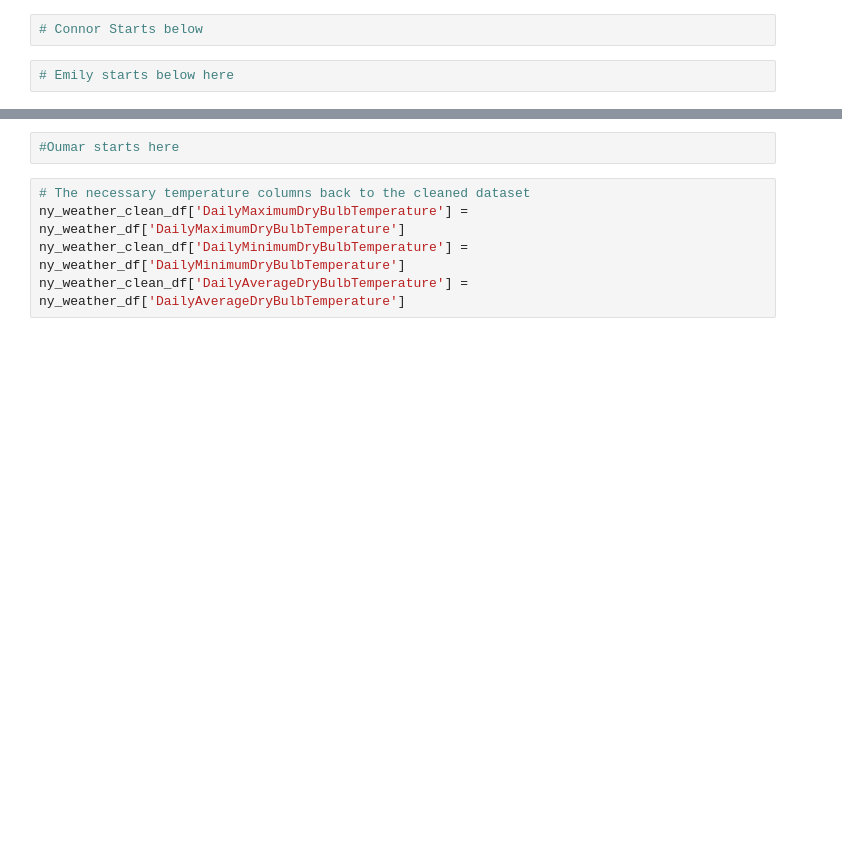
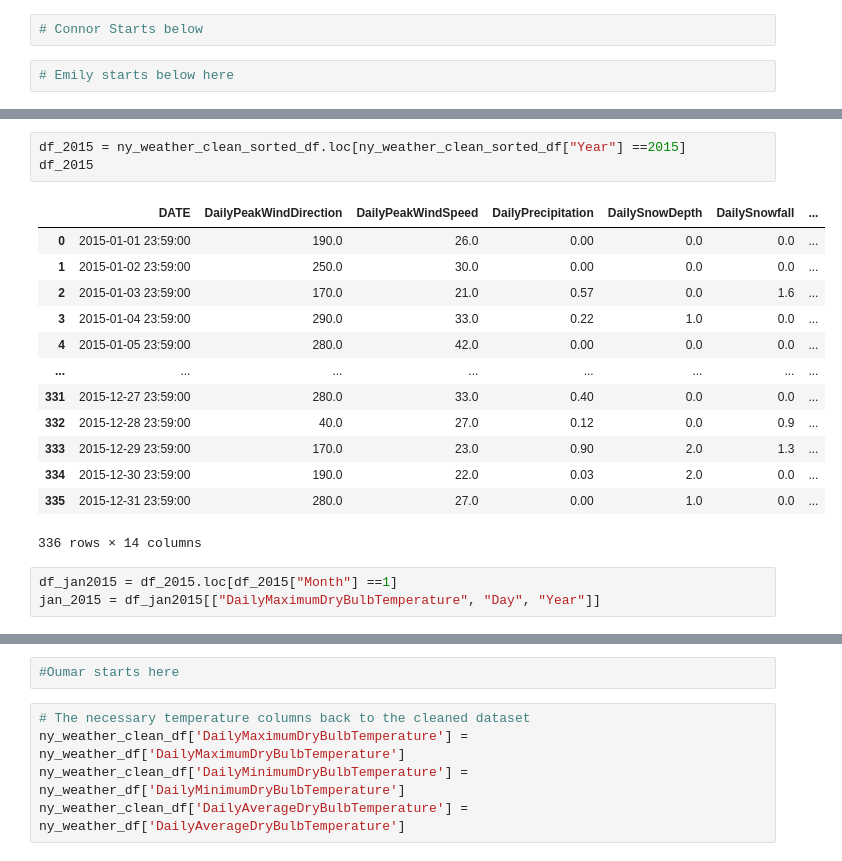
Before and after one commit to connerdekok/Albany_New_York_Weather, a Jupyter notebook: new_york.ipynb, the cells around one changed output, grey strips where cells are left out. Drawn from its saved outputs; the diff is of its cells as text; blank space fills up the shorter version.

```diff
--- a/new_york.ipynb
+++ b/new_york.ipynb
@@ -559,0 +576,20 @@ plt.show()
+# %%
+df_2015 = ny_weather_clean_sorted_df.loc[ny_weather_clean_sorted_df["Year"] ==2015]
+df_2015
+# %% [output]
+|  | DATE | DailyPeakWindDirection | DailyPeakWindSpeed | DailyPrecipitation | DailySnowDepth | DailySnowfall | ... |
+| 0 | 2015-01-01 23:59:00 | 190.0 | 26.0 | 0.00 | 0.0 | 0.0 | ... |
+| 1 | 2015-01-02 23:59:00 | 250.0 | 30.0 | 0.00 | 0.0 | 0.0 | ... |
+| 2 | 2015-01-03 23:59:00 | 170.0 | 21.0 | 0.57 | 0.0 | 1.6 | ... |
+| 3 | 2015-01-04 23:59:00 | 290.0 | 33.0 | 0.22 | 1.0 | 0.0 | ... |
+| 4 | 2015-01-05 23:59:00 | 280.0 | 42.0 | 0.00 | 0.0 | 0.0 | ... |
+| ... | ... | ... | ... | ... | ... | ... | ... |
+| 331 | 2015-12-27 23:59:00 | 280.0 | 33.0 | 0.40 | 0.0 | 0.0 | ... |
+| 332 | 2015-12-28 23:59:00 | 40.0 | 27.0 | 0.12 | 0.0 | 0.9 | ... |
+| 333 | 2015-12-29 23:59:00 | 170.0 | 23.0 | 0.90 | 2.0 | 1.3 | ... |
+| 334 | 2015-12-30 23:59:00 | 190.0 | 22.0 | 0.03 | 2.0 | 0.0 | ... |
+| 335 | 2015-12-31 23:59:00 | 280.0 | 27.0 | 0.00 | 1.0 | 0.0 | ... |
+336 rows × 14 columns
+# %%
+df_jan2015 = df_2015.loc[df_2015["Month"] ==1]
+jan_2015 = df_jan2015[["DailyMaximumDryBulbTemperature", "Day", "Year"]]
```
Also changed, not shown: parts of 38 cells of this notebook, 2 other files.
